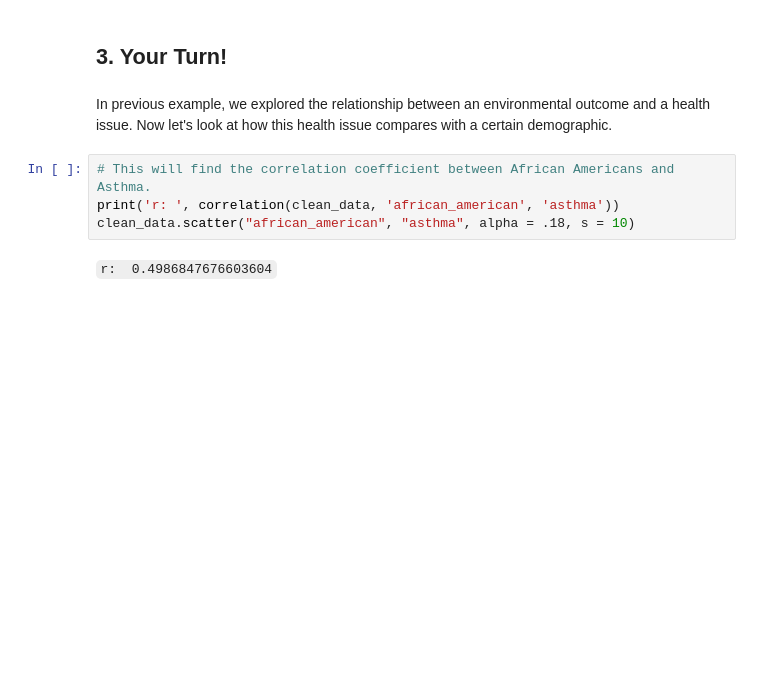
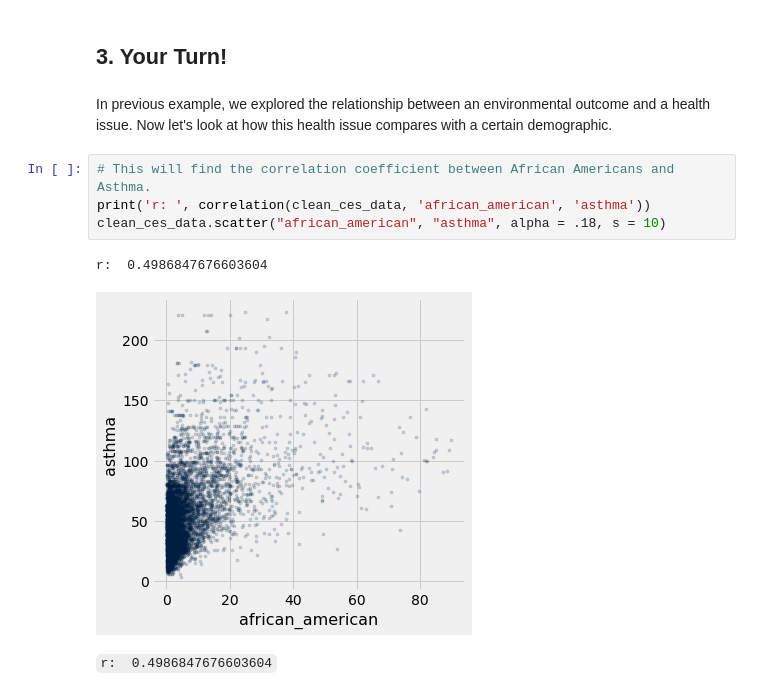
Before and after one commit to ds-modules/ESPM-163ac, a Jupyter notebook: Lecture/Lecture_Notebook.ipynb, the cells around one changed output. Drawn from its saved outputs; the diff is of its cells as text; blank space fills up the shorter version.

```diff
--- a/Lecture/Lecture_Notebook.ipynb
+++ b/Lecture/Lecture_Notebook.ipynb
@@ -248,8 +268,11 @@ How good do you think our predictive model is, given that our r-squared value is
 In previous example, we explored the relationship between an environmental outcome and a health issue. Now let's look at how this health issue compares with a certain demographic.
 # %%
 # This will find the correlation coefficient between African Americans and Asthma.
-print('r: ', correlation(clean_data, 'african_american', 'asthma'))
-clean_data.scatter("african_american", "asthma", alpha = .18, s = 10)
+print('r: ', correlation(clean_ces_data, 'african_american', 'asthma'))
+clean_ces_data.scatter("african_american", "asthma", alpha = .18, s = 10)
+# %% [output]
+r:  0.4986847676603604
+[figure, added]
 # %% [markdown]
 `r:  0.4986847676603604`
 # %%
```
Also changed, not shown: parts of 7 cells of this notebook, 1 other file.
